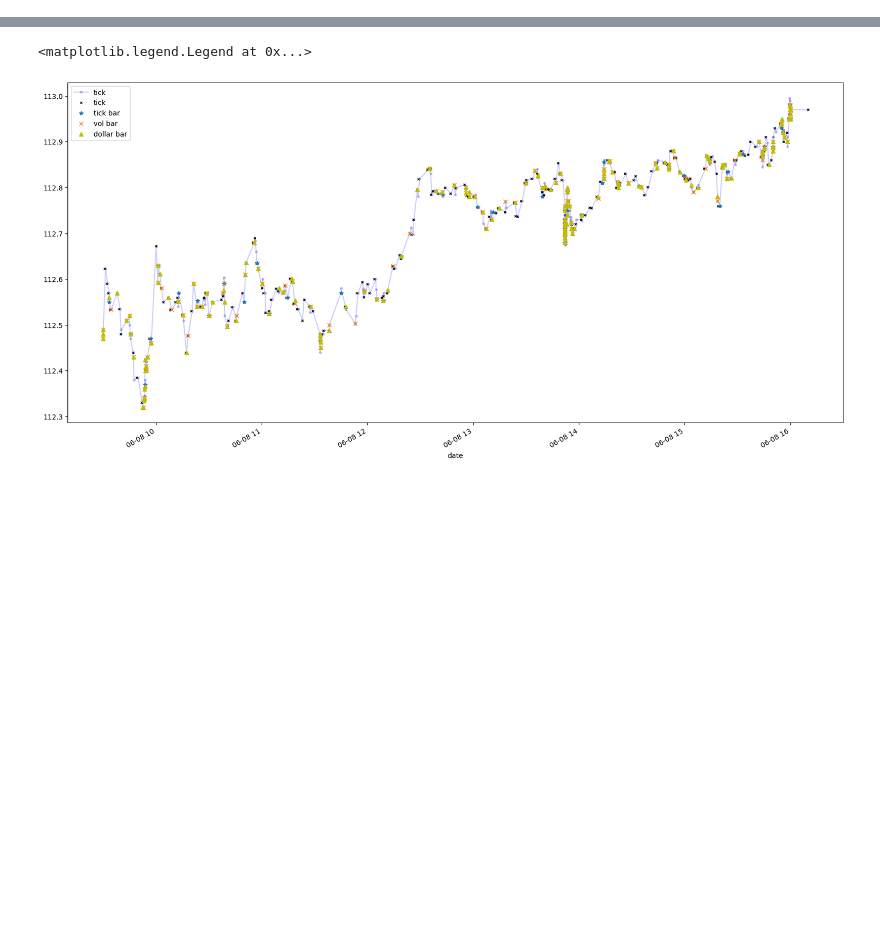
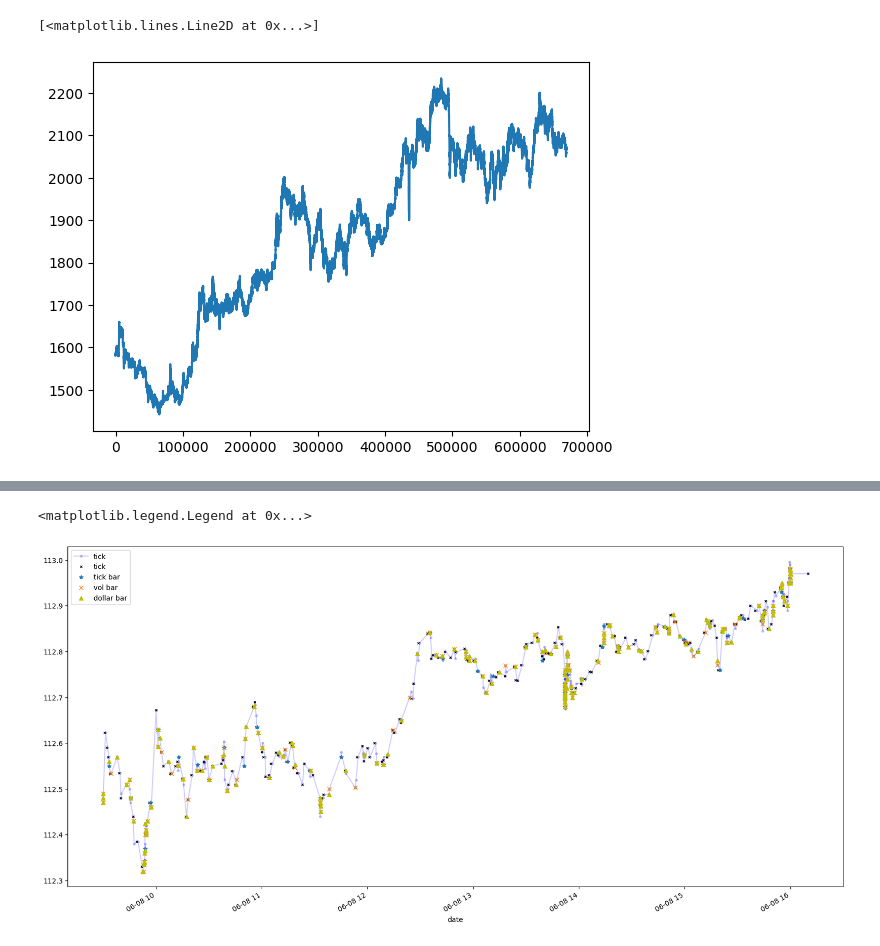
Before and after one commit to SamuelGnp/financial-ML-CPP, a Jupyter notebook: notebooks/sampling.ipynb, the cells around one changed output, grey strips where cells are left out. Saved outputs shown, nothing was run; the diff lists cells and outputs as text; code cells hidden in the pictures; blank space fills up the shorter version.

Commit message:
chapter 2 ticks

```diff
--- a/notebooks/sampling.ipynb
+++ b/notebooks/sampling.ipynb
@@ -16,9 +16,10 @@ class FinDataStructures:
 
     def define_data(self):
         # Dollar Imabalance Bar -- we need to apply it on a dollar bar
-        self.df['spread'] = self.df['ask'] - self.df['bid']
+        # self.df['spread'] = self.df['ask'] - self.df['bid']
         self.df['price_delta'] =  self.df['price'].diff()
         self.df['b'] = self.df['price_delta'].apply(self.get_B_sign)
+        self.df['dollar_vol'] = self.df['price'] * self.df['vol']
         #this can be either volume or dollar amount exchanged; depends on the sample we use (DB or VB)
         self.df['bv_VIB'] = self.df['b']*self.df['vol']
         self.df['bv_DIB'] = self.df['b']*self.df['vol']*self.df['price']
@@ -101,5 +102,6 @@ class FinDataStructures:
         return df.iloc[Ts]
 # %%
 df = pd.read_parquet("../src/data/IVE_tickbidask.parquet")
+df_crypto = pd.read_csv("../src/data/ETHEUR.csv", names=['id','price','vol'])
 #(a) Form tick, volume, and dollar bars. Use the ETF trick to deal with the roll.
-df_minute = df.price.resample('min').ohlc().dropna()
+# df_minute = df.price.resample('min').ohlc().dropna()
@@ -105,0 +124,12 @@ df_minute = df.price.resample('min').ohlc().dropna()
+# %%
+finstructs = FinDataStructures()
+finstructs.df = df_crypto
+finstructs.define_data()
+finstructs.tick_data = finstructs.tick_bar(finstructs.df, n=1000)
+finstructs.volme_data = finstructs.volume_bar(finstructs.df, volume_tick=1_000)
+finstructs.dollar_data = finstructs.dollar_bar(finstructs.df, dollar_vol_tick=100_000)
+# %%
+plt.plot(finstructs.df.price)
+# %% [output]
+[<matplotlib.lines.Line2D at 0x...>]
+[figure, added]
```
Also changed, not shown: parts of 27 cells of this notebook.
